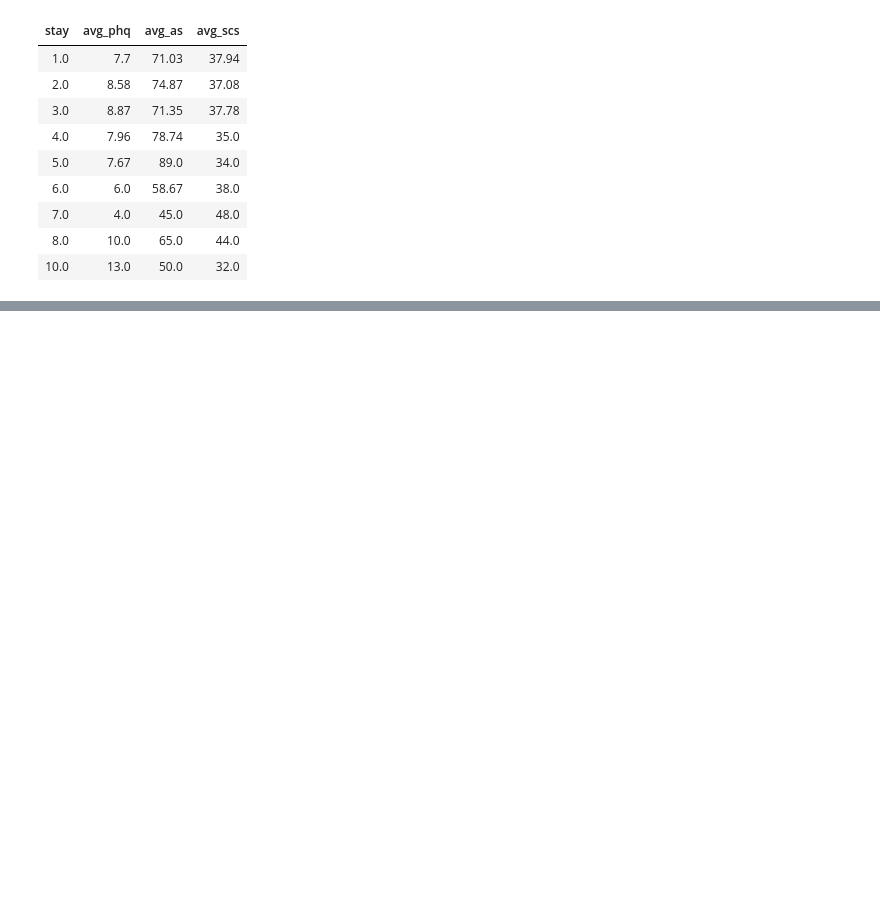
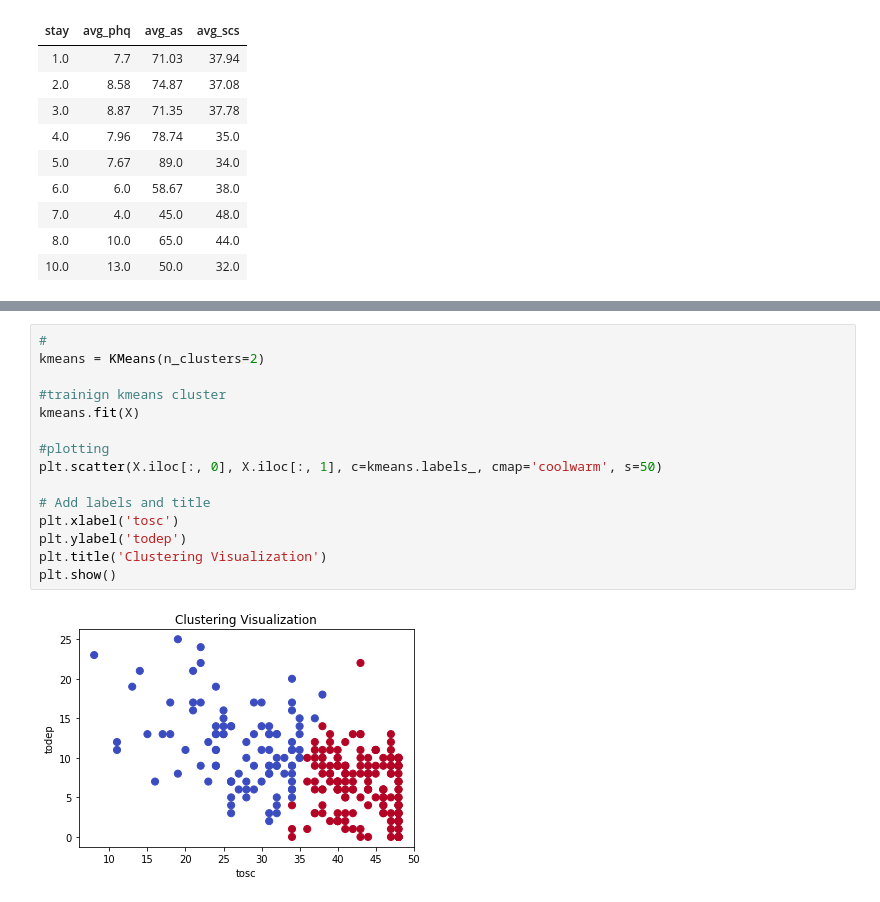
Before and after one commit to susie712dataprj/student_mentalhealth_analysis, a Jupyter notebook: mentalhealth.ipynb, the cells around one changed output, grey strips where cells are left out. Cells and saved outputs as stored; diff of their text form; blank space fills up the shorter version.

```diff
--- a/mentalhealth.ipynb
+++ b/mentalhealth.ipynb
@@ -324,0 +400,17 @@ Running query in 'sqlite:///mentalhealth.db'
+# %%
+#
+kmeans = KMeans(n_clusters=2)
+
+#trainign kmeans cluster
+kmeans.fit(X)
+
+#plotting
+plt.scatter(X.iloc[:, 0], X.iloc[:, 1], c=kmeans.labels_, cmap='coolwarm', s=50)
+
+# Add labels and title
+plt.xlabel('tosc')
+plt.ylabel('todep')
+plt.title('Clustering Visualization')
+plt.show()
+# %% [output]
+[figure, added]
```
Also changed, not shown: parts of 23 cells of this notebook.
